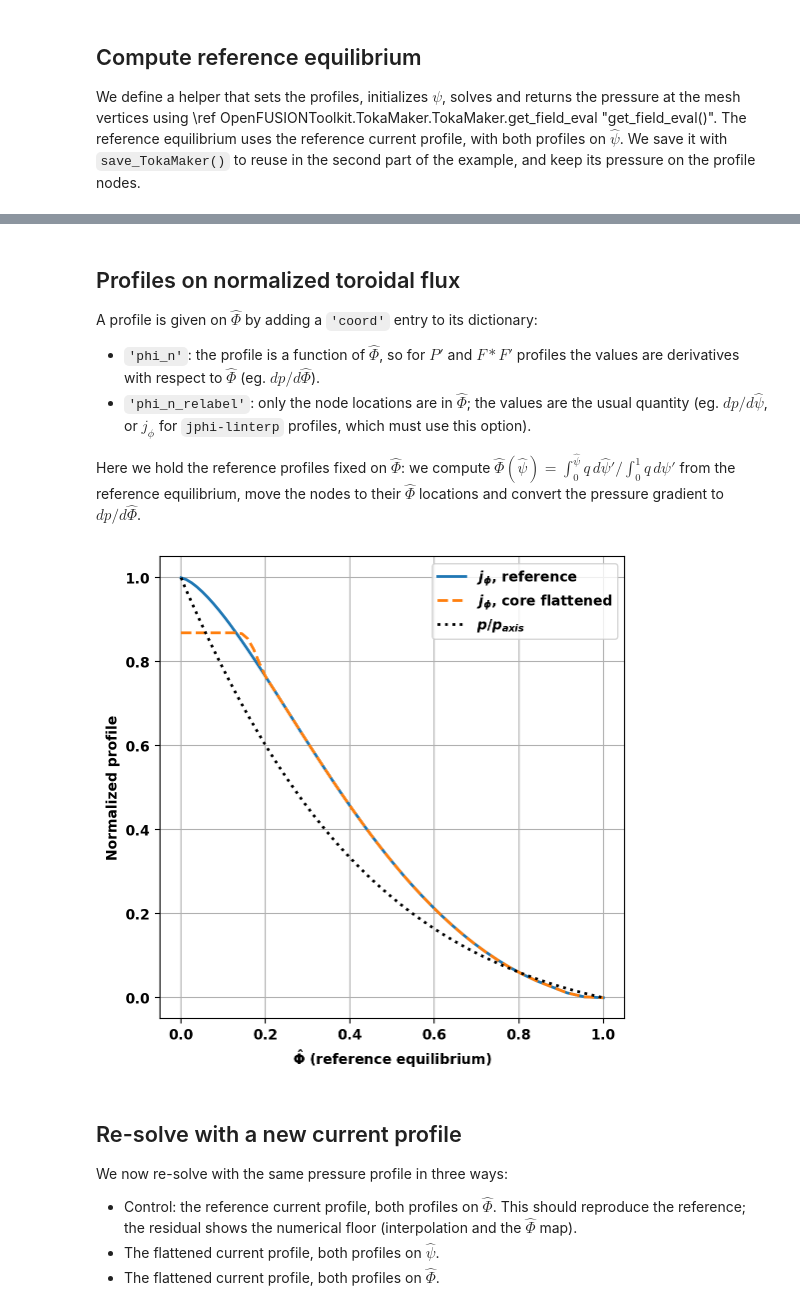
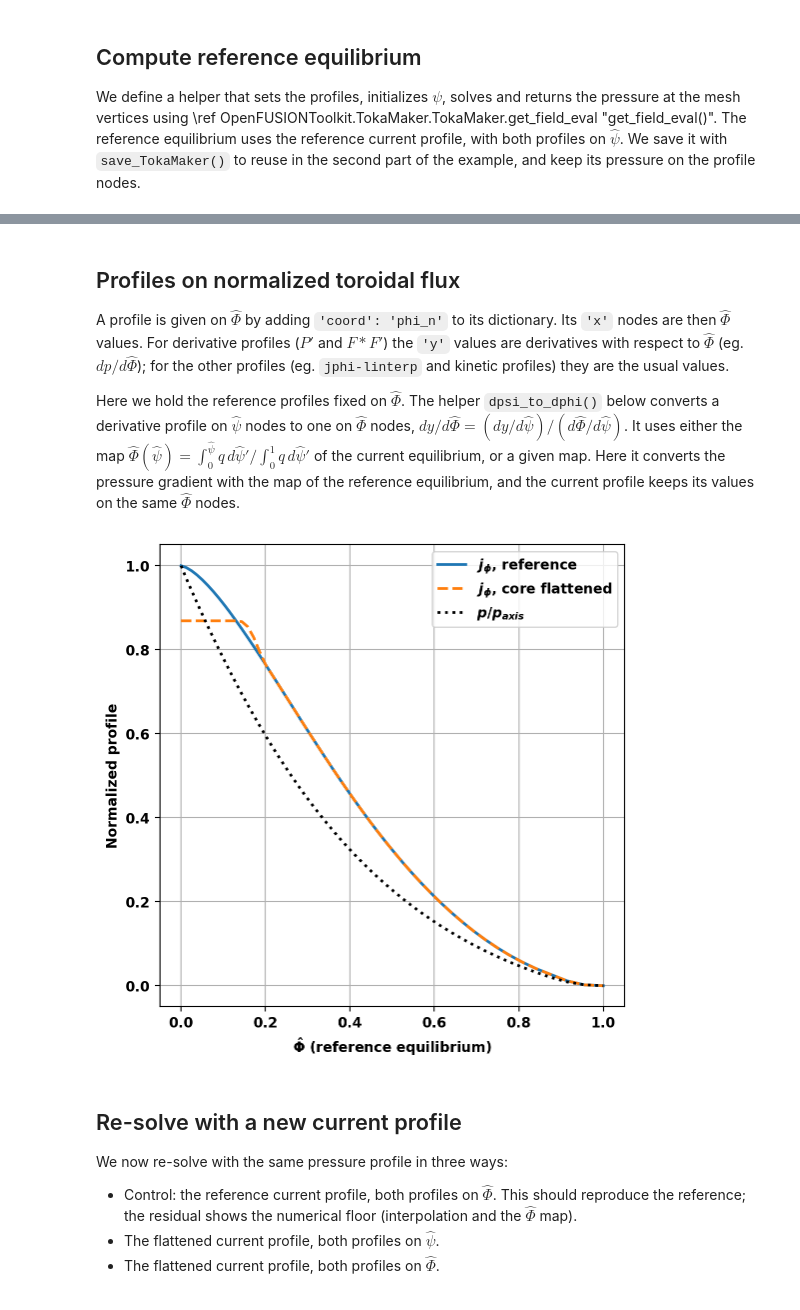
Before and after one commit to StuartBenjamin/OpenFUSIONToolkit, a Jupyter notebook: src/examples/TokaMaker/DIIID/DIIID_torflux_ex.ipynb, the cells around one changed output, grey strips where cells are left out. Cells and saved outputs as stored; diff of their text form; code cells hidden in the pictures.

```diff
--- a/src/examples/TokaMaker/DIIID/DIIID_torflux_ex.ipynb
+++ b/src/examples/TokaMaker/DIIID/DIIID_torflux_ex.ipynb
@@ -148,37 +149,47 @@ Starting non-linear GS solver
 # %% [markdown]
 ## Profiles on normalized toroidal flux
-A profile is given on $\hat{\Phi}$ by adding a `'coord'` entry to its dictionary:
- - `'phi_n'`: the profile is a function of $\hat{\Phi}$, so for $P'$ and $F*F'$ profiles the values are derivatives with respect to $\hat{\Phi}$ (eg. $dp/d\hat{\Phi}$).
- - `'phi_n_relabel'`: only the node locations are in $\hat{\Phi}$; the values are the usual quantity (eg. $dp/d\hat{\psi}$, or $j_\phi$ for `jphi-linterp` profiles, which must use this option).
+A profile is given on $\hat{\Phi}$ by adding `'coord': 'phi_n'` to its dictionary. Its `'x'` nodes are then $\hat{\Phi}$ values. For derivative profiles ($P'$ and $F*F'$) the `'y'` values are derivatives with respect to $\hat{\Phi}$ (eg. $dp/d\hat{\Phi}$); for the other profiles (eg. `jphi-linterp` and kinetic profiles) they are the usual values.
 
-Here we hold the reference profiles fixed on $\hat{\Phi}$: we compute $\hat{\Phi}(\hat{\psi}) = \int_0^{\hat{\psi}} q\,d\hat{\psi}' / \int_0^1 q\,d\hat{\psi}'$ from the reference equilibrium, move the nodes to their $\hat{\Phi}$ locations and convert the pressure gradient to $dp/d\hat{\Phi}$.
+Here we hold the reference profiles fixed on $\hat{\Phi}$. The helper `dpsi_to_dphi()` below converts a derivative profile on $\hat{\psi}$ nodes to one on $\hat{\Phi}$ nodes, $dy/d\hat{\Phi} = (dy/d\hat{\psi})/(d\hat{\Phi}/d\hat{\psi})$. It uses either the map $\hat{\Phi}(\hat{\psi}) = \int_0^{\hat{\psi}} q\,d\hat{\psi}' / \int_0^1 q\,d\hat{\psi}'$ of the current equilibrium, or a given map. Here it converts the pressure gradient with the map of the reference equilibrium, and the current profile keeps its values on the same $\hat{\Phi}$ nodes.
 # %%
-psi_q, q, _, _, _, _ = mygs.get_q(npsi=400, psi_pad=1.E-3)
-phi_q = np.r_[0.0, np.cumsum(0.5*(q[1:]+q[:-1])*np.diff(psi_q))]
-phi_q /= phi_q[-1]
-phi_nodes = np.interp(psi_nodes, psi_q, phi_q)
-phi_nodes[0], phi_nodes[-1] = 0.0, 1.0
-phi_eqdsk = np.interp(psi_eqdsk, psi_q, phi_q)
-pp_phi = edge_ramp*np.interp(phi_nodes, phi_eqdsk, np.gradient(eqdsk['pres'], phi_eqdsk))
+def dpsi_to_dphi(psi, dy_dpsi, mygs=None, psi_phi_map=None):
+    r'''! Convert a derivative profile from \f$\hat{\psi}\f$ to \f$\hat{\Phi}\f$ (eg. \f$dp/d\hat{\psi}\f$ to \f$dp/d\hat{\Phi}\f$)
+
+    @param psi \f$\hat{\psi}\f$ nodes of the profile
+    @param dy_dpsi Derivative with respect to \f$\hat{\psi}\f$ at the nodes
+    @param mygs TokaMaker object, to use the map of its current equilibrium (from its q profile)
+    @param psi_phi_map Map to use instead, as a tuple of \f$\hat{\psi}\f$ and \f$\hat{\Phi}\f$ arrays
+    @result \f$\hat{\Phi}\f$ of the nodes, derivative with respect to \f$\hat{\Phi}\f$ at the nodes
+    '''
+    if psi_phi_map is None:
+        psi_q, q, _, _, _, _ = mygs.get_q(npsi=400, psi_pad=1.E-3)
+        phi_q = cumulative_trapezoid(q, psi_q, initial=0.0)
+        psi_phi_map = (psi_q, phi_q/phi_q[-1])
+    psi_map, phi_map = psi_phi_map
+    phi = np.interp(psi, psi_map, phi_map)
+    dphi_dpsi = np.interp(psi, psi_map, np.gradient(phi_map, psi_map))
+    return phi, dy_dpsi/dphi_dpsi
+
+phi_nodes, pp_phi = dpsi_to_dphi(psi_nodes, pp_psi, mygs=mygs)
 
 def psi_profiles(jphi):
     return ({'type': 'jphi-linterp', 'x': psi_nodes, 'y': jphi},
             {'type': 'linterp', 'x': psi_nodes, 'y': pp_psi})
 
 def phi_profiles(jphi):
-    return ({'type': 'jphi-linterp', 'x': phi_nodes, 'y': jphi, 'coord': 'phi_n_relabel'},
+    return ({'type': 'jphi-linterp', 'x': phi_nodes, 'y': jphi, 'coord': 'phi_n'},
             {'type': 'linterp', 'x': phi_nodes, 'y': pp_phi, 'coord': 'phi_n'})
 
 fig, ax = plt.subplots(1,1)
 ax.plot(phi_nodes, jphi_ref, label=r'$j_\phi$, reference')
 ax.plot(phi_nodes, jphi_new, '--', label=r'$j_\phi$, core flattened')
-ax.plot(phi_eqdsk, eqdsk['pres']/eqdsk['pres'][0], 'k:', label=r'$p/p_{axis}$')
+ax.plot(phi_nodes, p_ref_nodes/p_ref_nodes[0], 'k:', label=r'$p/p_{axis}$')
 ax.set_xlabel(r'$\hat{\Phi}$ (reference equilibrium)')
 ax.set_ylabel('Normalized profile')
 ax.grid(True)
 _ = ax.legend()
 # %% [output]
-[figure, old version]
+[figure, new version]
 # %% [markdown]
 ## Re-solve with a new current profile
 We now re-solve with the same pressure profile in three ways:
```
Also changed, not shown: parts of 5 cells of this notebook, 6 other files.
